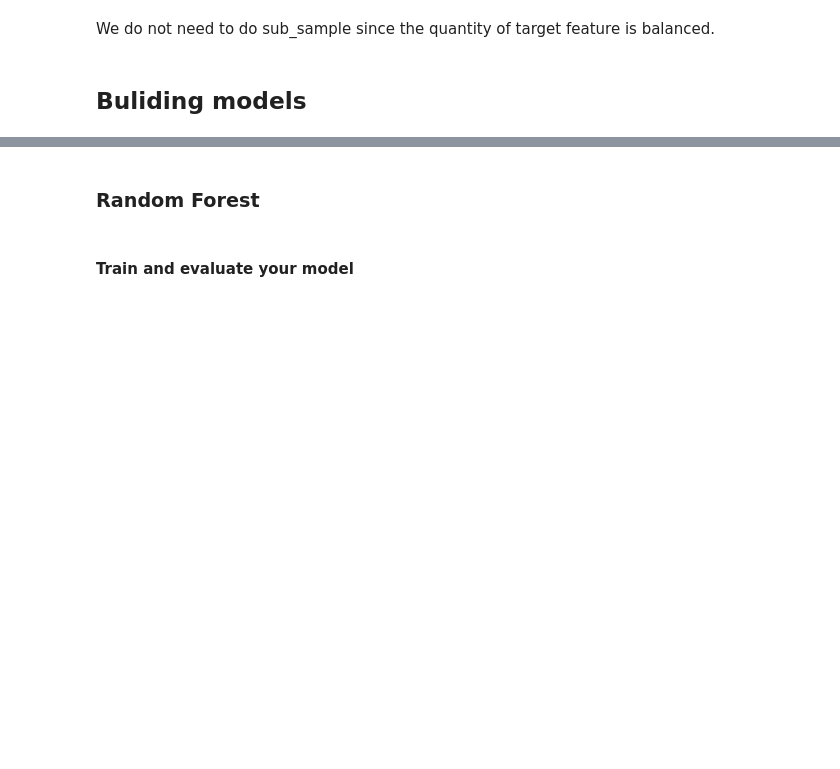
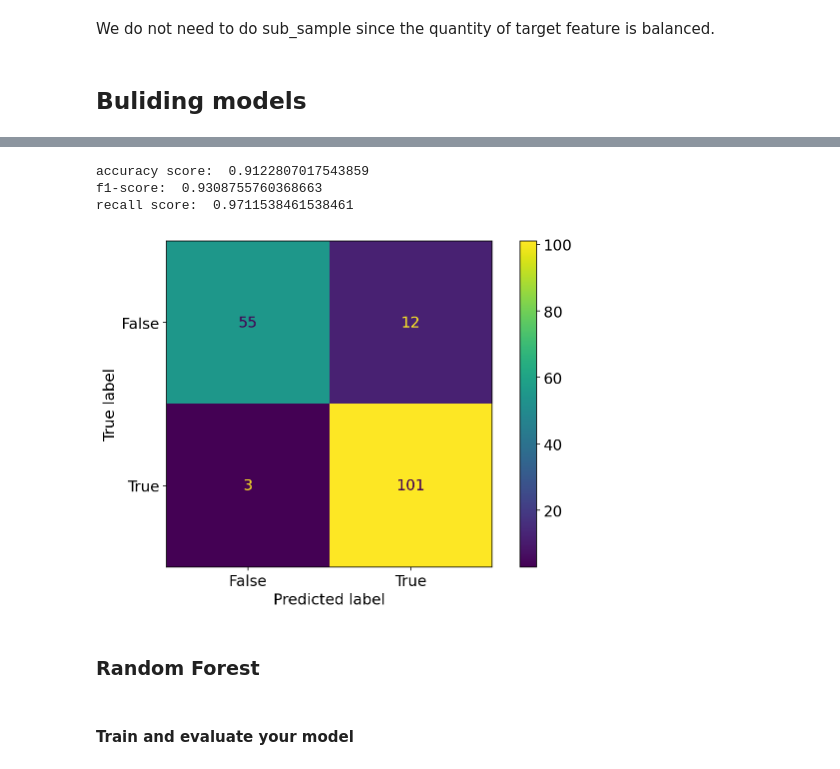
Before and after one commit to xxxxxxxxxie/509_Project, a Jupyter notebook: 509_project.ipynb, the cells around one changed output, grey strips where cells are left out. Saved outputs shown, nothing was run; the diff lists cells and outputs as text; code cells hidden in the pictures; blank space fills up the shorter version.

```diff
--- a/509_project.ipynb
+++ b/509_project.ipynb
@@ -620,3 +666,25 @@ target = ['diagnosis']
+# %%
+# Create Decision Tree classifier object
+dtr = DecisionTreeClassifier()
+# Train Decision Tree Classifier
+dtr = dtr.fit(X_train,y_train)
+#Predict the response for test dataset
+y_pred = dtr.predict(X_test)
+
+# Evaluation
+print('accuracy score: ', accuracy_score(y_test, y_pred))
+print('f1-score: ', f1_score(y_test, y_pred))
+print('recall score: ', recall_score(y_test, y_pred))
+
+confusion_matrix = metrics.confusion_matrix(y_test, y_pred)
+cm_display = metrics.ConfusionMatrixDisplay(confusion_matrix = confusion_matrix, display_labels = [False, True])
+cm_display.plot()
+plt.show()
+# %% [output]
+accuracy score:  0.9122807017543859
+f1-score:  0.9308755760368663
+recall score:  0.9711538461538461
+[figure, added]
 # %% [markdown]
 ### Random Forest
 # %% [markdown]
```
Also changed, not shown: parts of 4 cells of this notebook.
